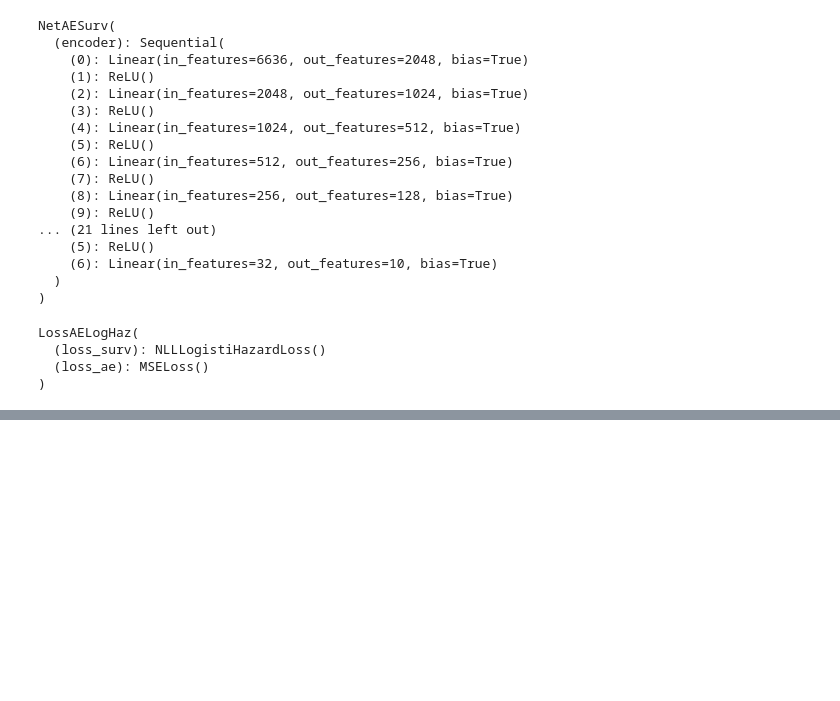
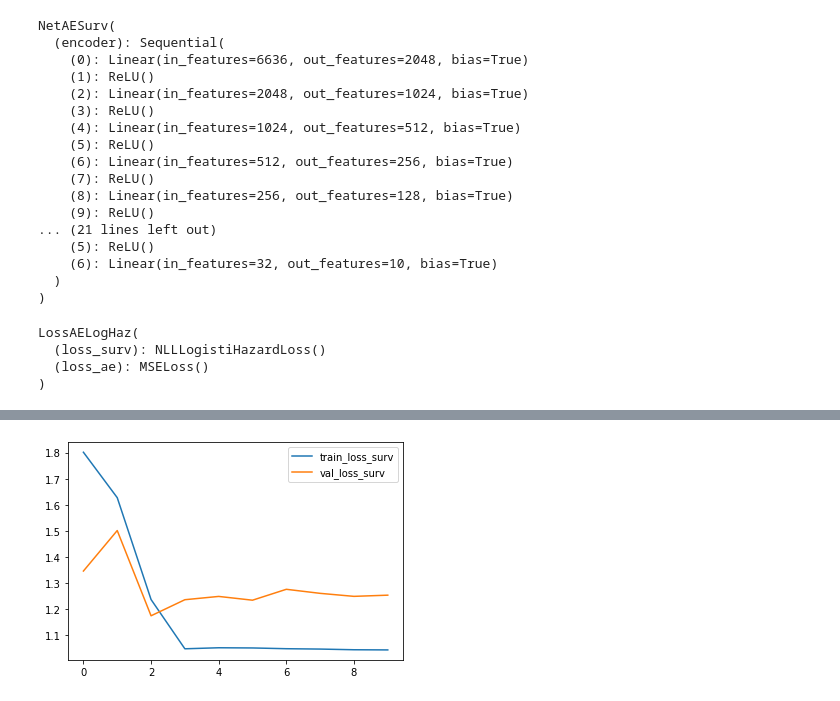
Before and after one commit to chunjie-sam-liu/Deeplatelet, a Jupyter notebook: analysis/08_AESurv.ipynb, the cells around one changed output, grey strips where cells are left out. Drawn from its saved outputs; the diff is of its cells as text; code cells hidden in the pictures; blank space fills up the shorter version.

```diff
--- a/analysis/08_AESurv.ipynb
+++ b/analysis/08_AESurv.ipynb
@@ -238,0 +258,4 @@ log = model.fit(
+# %%
+_ = res[['train_loss_surv', 'val_loss_surv']].plot()
+# %% [output]
+[figure, added]
```
Also changed, not shown: parts of 21 cells of this notebook.
